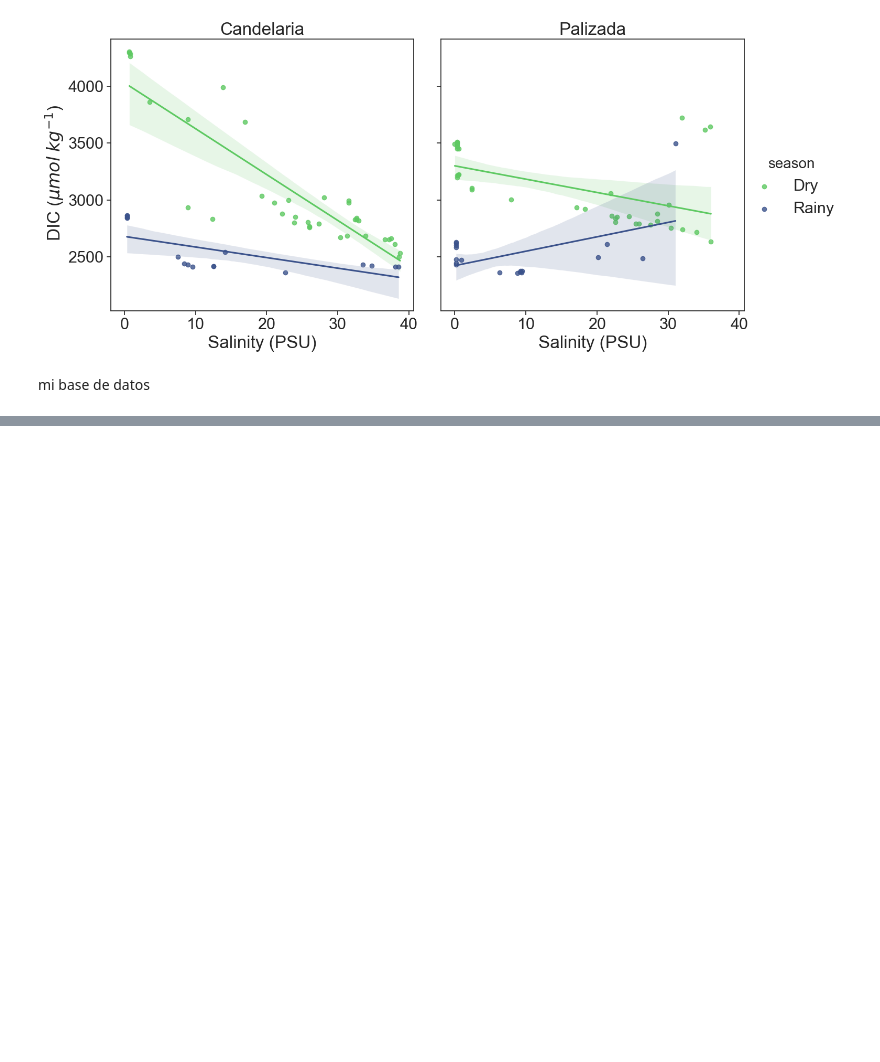
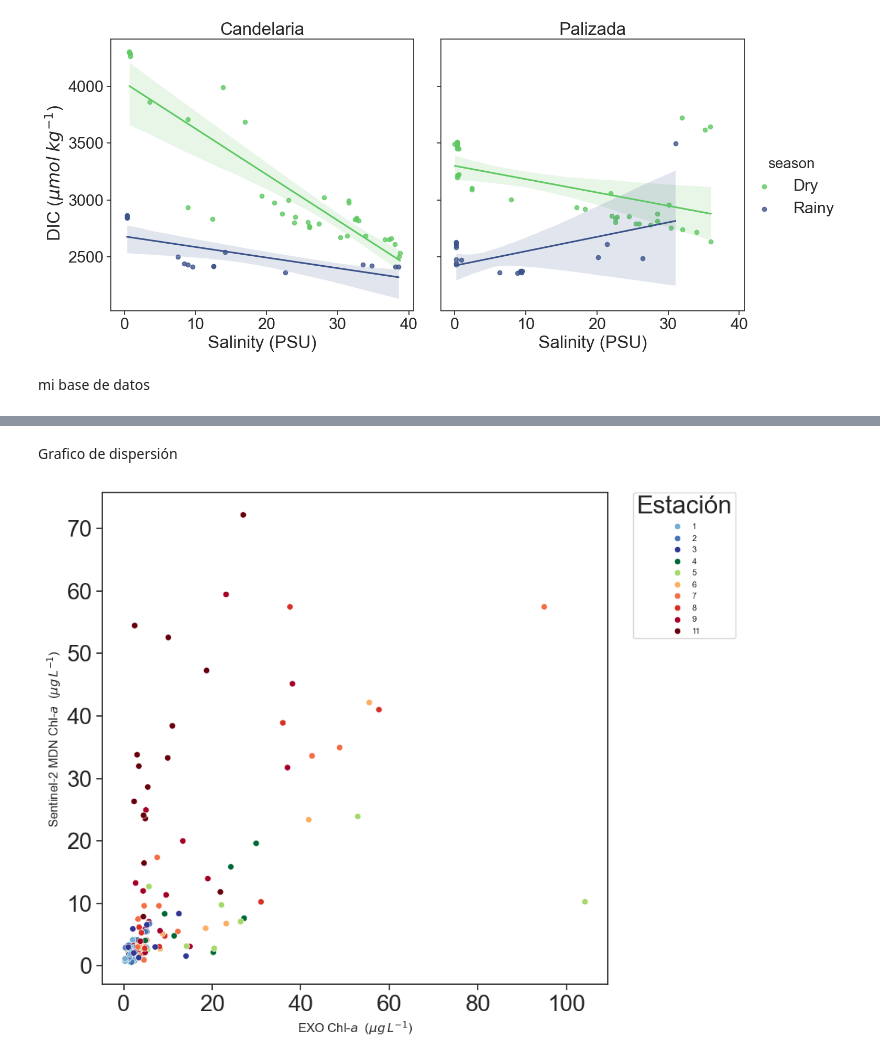
Before and after one commit to Andrea-Rebeca-LC/Python_2025_Ciencias_de_datos, a Jupyter notebook: Primeros ejercicios/seaborn_statistics_plot.ipynb, the cells around one changed output, grey strips where cells are left out. Saved outputs shown, nothing was run; the diff lists cells and outputs as text; code cells hidden in the pictures; blank space fills up the shorter version.

Commit message:
Agregre el ejercicio de tarea con mis datos y seaborn

```diff
--- a/Primeros ejercicios/seaborn_statistics_plot.ipynb
+++ b/Primeros ejercicios/seaborn_statistics_plot.ipynb
@@ -139,3 +139,10 @@ plt.show()
 [figure]
 # %% [markdown]
 mi base de datos
+# %%
+import pandas as pd
+# Import the air quality dataset
+
+CHL = pd.read_csv("insitu y satelital.csv")
+
+print(CHL.info())
@@ -141,0 +168,42 @@ mi base de datos
+# %%
+import seaborn as sns
+import matplotlib.pyplot as plt
+
+#paleta de colores
+my_colors_E = ["#74add1", "#4575b4", "#313695","#006837","#a6d96a",  "#fdae61","#f46d43","#d73027","#a50026", "#67000d"]
+
+# add color array to set_palette
+sns.set(font_scale=2, style="ticks", palette= my_colors_E)
+# %% [markdown]
+Grafico de dispersión
+# %%
+import seaborn as sns
+import matplotlib.pyplot as plt
+
+plt.figure(figsize=(10,8))
+
+ax = sns.scatterplot(
+    data=CHL,
+    x="chlorophyll.ugl",
+    y="mdn",
+    hue="station",
+    palette=my_colors_E,
+    legend="full"
+)
+
+# Personalizar leyenda
+plt.legend(
+    bbox_to_anchor=(1.05, 1),   # a mueve fuera a la derecha
+    loc='upper left',           #  anclada arriba a la izquierda del cuadro
+    borderaxespad=0,
+    title="Estación",
+    prop={'size': 8}            #  tamaño de texto
+)
+
+plt.xlabel(r"EXO Chl-$\it{a}$  ($\mu g \, L^{-1}$)", fontsize=12)
+plt.ylabel(r"Sentinel-2 MDN Chl-$\it{a}$  ($\mu g \, L^{-1}$)", fontsize=12)
+
+plt.tight_layout()
+plt.show()
+# %% [output]
+[figure, added]
```
Also changed, not shown: parts of 4 cells of this notebook.
